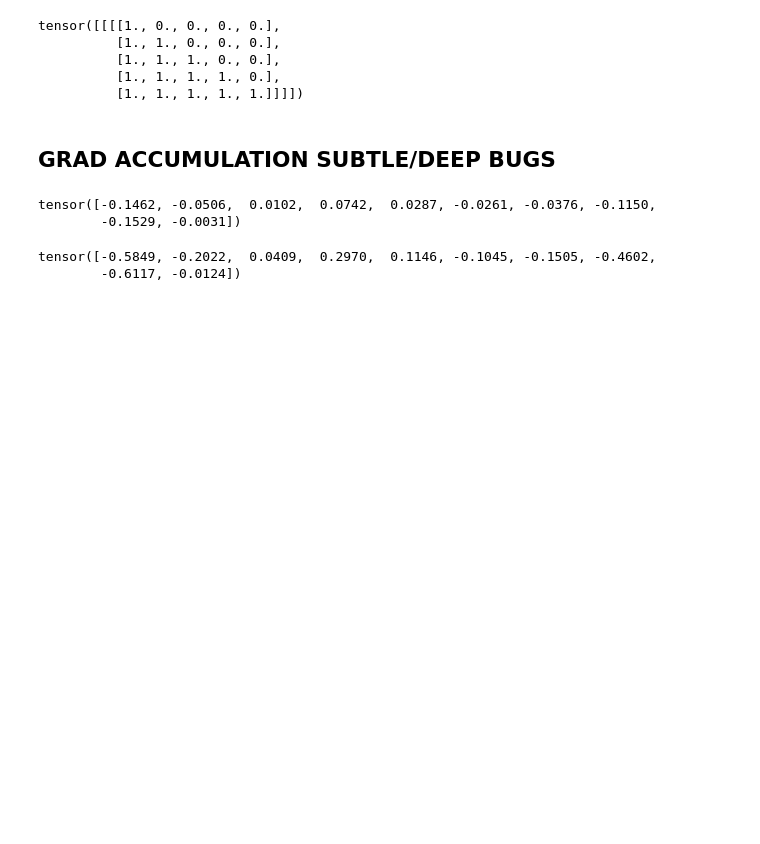
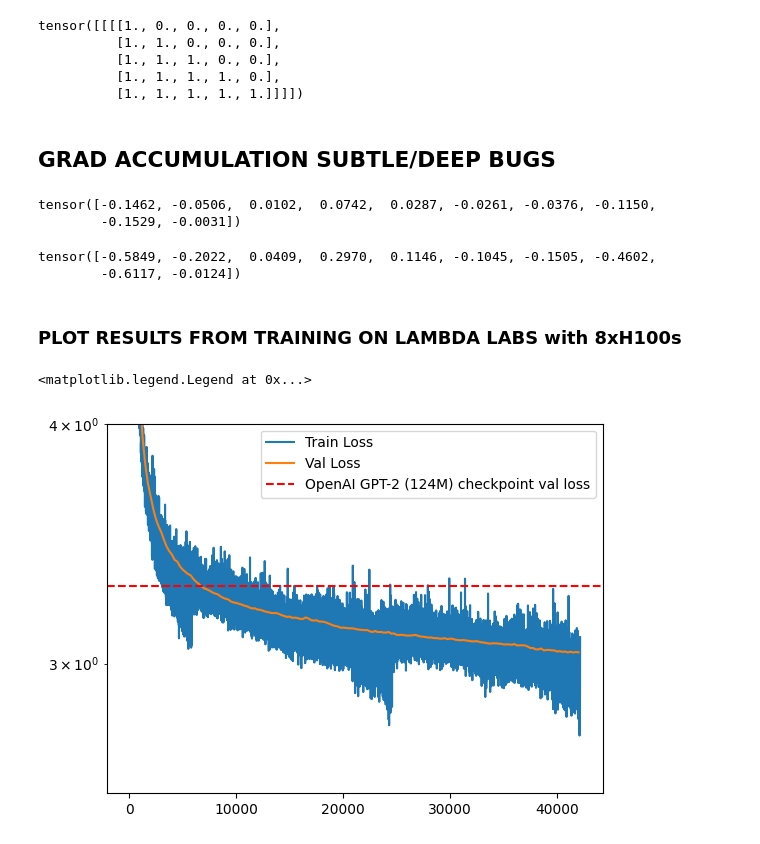
Before and after one commit to riochuong/reproduce_gpt2, a Jupyter notebook: playground.ipynb, the cells around one changed output. Cells and saved outputs as stored; diff of their text form; code cells hidden in the pictures; blank space fills up the shorter version.

Commit message:
add plotting

```diff
--- a/playground.ipynb
+++ b/playground.ipynb
@@ -173,3 +173,36 @@ print(net[0].weight.grad.view(-1)[:10])
 # %% [output]
 tensor([-0.5849, -0.2022,  0.0409,  0.2970,  0.1146, -0.1045, -0.1505, -0.4602,
         -0.6117, -0.0124])
+# %% [markdown]
+### PLOT RESULTS FROM TRAINING ON LAMBDA LABS with 8xH100s
+# %%
+### BASELINE DATA
+sz = "124M"
+
+loss_baseline = {
+    "124M": 3.2924,
+}[sz]
+hella2_baseline = { # HellaSwag for GPT-2
+    "124M": 0.294463,
+    "350M": 0.375224,
+    "774M": 0.431986,
+    "1558M": 0.488946,
+}[sz]
+hella3_baseline = { # HellaSwag for GPT-3
+    "124M": 0.337,
+    "350M": 0.436,
+    "774M": 0.510,
+    "1558M": 0.547,
+}[sz]
+# %%
+metrics = {
+    "train": [],
+    "val": [],
+    "hella": []
+}
+with open("log.txt", 'r') as f:
+    data = f.readline()
+    while data:
+        step, title, data = data.split(" ")
+        metrics[title.strip()].append((int(step), float(data)))
+        data = f.readline()
@@ -175,0 +211,15 @@ tensor([-0.5849, -0.2022,  0.0409,  0.2970,  0.1146, -0.1045, -0.1505, -0.4602,
+# %%
+# VAL LOSS
+#plt.subplot(121)
+plt.plot([i[0] for i in metrics["train"]], [i[1] for i in metrics["train"]], label="Train Loss")
+plt.plot([i[0] for i in metrics["val"]], [i[1] for i in metrics["val"]], label="Val Loss")
+plt.axhline(y=loss_baseline, color='r', linestyle='--', label=f"OpenAI GPT-2 ({sz}) checkpoint val loss")
+plt.yscale('log')
+plt.ylim(top=4.0)
+plt.legend()
+
+# Hella Swag
+#plt.subplot(122)
+# %% [output]
+<matplotlib.legend.Legend at 0x...>
+[figure, added]
```
Also changed, not shown: parts of 2 cells of this notebook.
